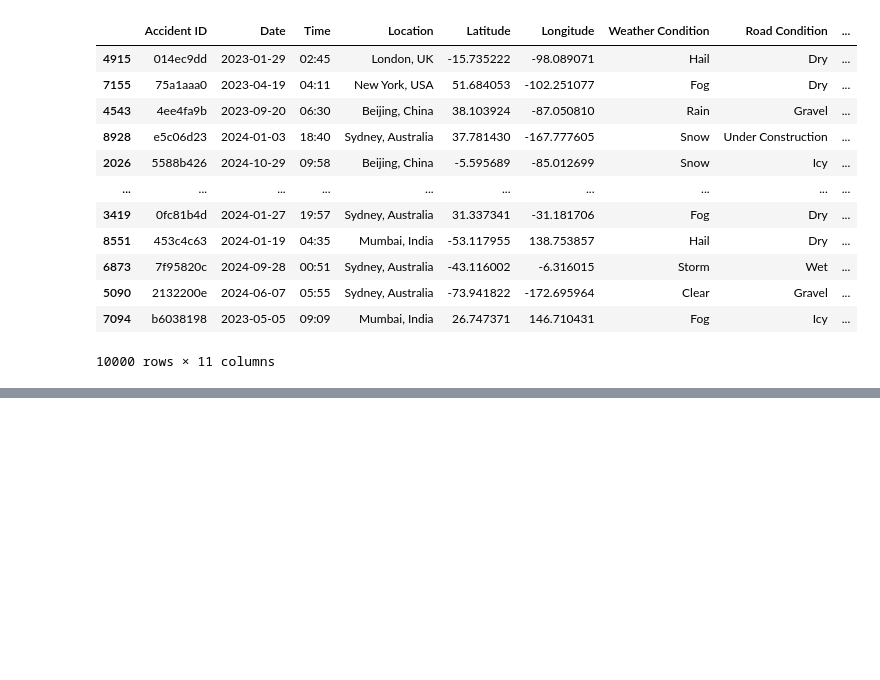
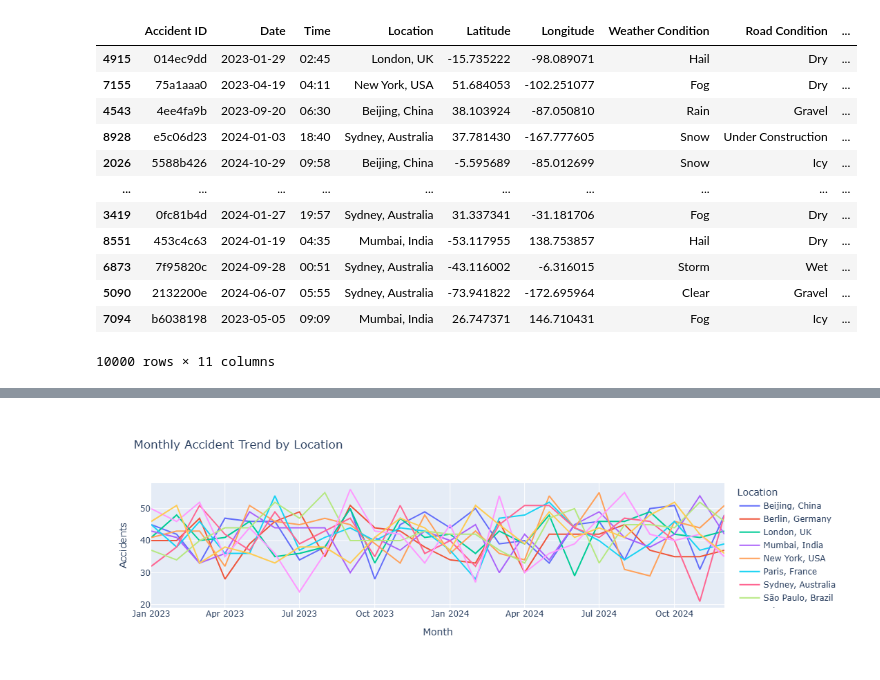
Before and after one commit to VISWANADHVEERA/traffic-accident-patterns, a Jupyter notebook: queries.ipynb, the cells around one changed output, grey strips where cells are left out. Cells and saved outputs as stored; diff of their text form; code cells hidden in the pictures; blank space fills up the shorter version.

```diff
--- a/queries.ipynb
+++ b/queries.ipynb
@@ -426,0 +983,14 @@ df.sort_values(by='No.of Deaths', ascending=False)
+# %%
+# 2. Monthly Trend of Accidents by Location (Line Plot with Dropdown)
+
+import plotly.express as px
+
+df['Date'] = pd.to_datetime(df['Date'], errors='coerce')
+df['Month'] = df['Date'].dt.to_period('M').astype(str)
+
+fig = px.line(df.groupby(['Month', 'Location']).size().reset_index(name='Accidents'),
+              x='Month', y='Accidents', color='Location',
+              title='Monthly Accident Trend by Location')
+fig.show()
+# %% [output]
+[figure, added]
```
Also changed, not shown: parts of 36 cells of this notebook, 4 other files.
